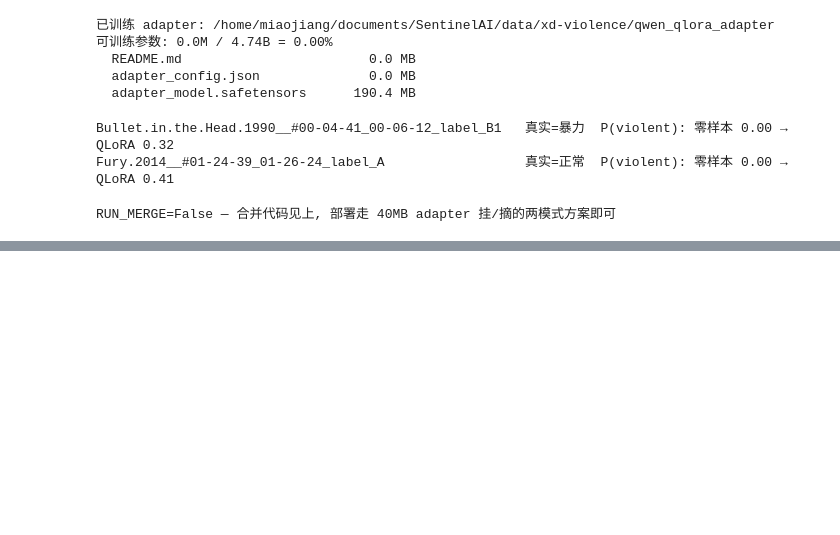
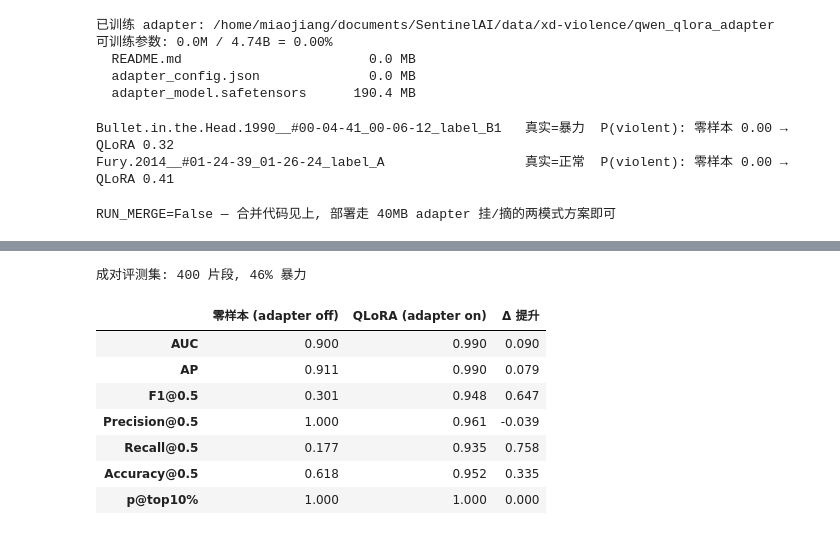
Before and after one commit to miao4ai/SentinelAI, a Jupyter notebook: docs/llm_model_experiment.ipynb, the cells around one changed output, grey strips where cells are left out. Drawn from its saved outputs; the diff is of its cells as text; code cells hidden in the pictures; blank space fills up the shorter version.

```diff
--- a/docs/llm_model_experiment.ipynb
+++ b/docs/llm_model_experiment.ipynb
@@ -333,0 +349,31 @@ RUN_MERGE=False — 合并代码见上, 部署走 40MB adapter 挂/摘的两模
+# %%
+import pandas as pd
+from sklearn.metrics import (accuracy_score, average_precision_score, f1_score,
+                             precision_score, recall_score, roc_auc_score, roc_curve)
+
+z = np.load(f"{DATA}/qwen_qlora_scores.npz", allow_pickle=True)
+yv, s_zs, s_ft = z["y"], z["s_zs"], z["s_ft"]
+print(f"成对评测集: {len(yv)} 片段, {yv.mean():.0%} 暴力")
+
+def metrics(s):
+    pred = (s >= 0.5).astype(int)
+    o = np.argsort(-s); k = max(1, len(yv) // 10)
+    return {"AUC": roc_auc_score(yv, s), "AP": average_precision_score(yv, s),
+            "F1@0.5": f1_score(yv, pred),
+            "Precision@0.5": precision_score(yv, pred, zero_division=0),
+            "Recall@0.5": recall_score(yv, pred), "Accuracy@0.5": accuracy_score(yv, pred),
+            "p@top10%": yv[o[:k]].mean()}
+
+tbl = pd.DataFrame({"零样本 (adapter off)": metrics(s_zs), "QLoRA (adapter on)": metrics(s_ft)})
+tbl["Δ 提升"] = tbl["QLoRA (adapter on)"] - tbl["零样本 (adapter off)"]
+tbl.round(3)
+# %% [output]
+成对评测集: 400 片段, 46% 暴力
+|  | 零样本 (adapter off) | QLoRA (adapter on) | Δ 提升 |
+| AUC | 0.900 | 0.990 | 0.090 |
+| AP | 0.911 | 0.990 | 0.079 |
+| F1@0.5 | 0.301 | 0.948 | 0.647 |
+| Precision@0.5 | 1.000 | 0.961 | -0.039 |
+| Recall@0.5 | 0.177 | 0.935 | 0.758 |
+| Accuracy@0.5 | 0.618 | 0.952 | 0.335 |
+| p@top10% | 1.000 | 1.000 | 0.000 |
```
Also changed, not shown: parts of 3 cells of this notebook.
